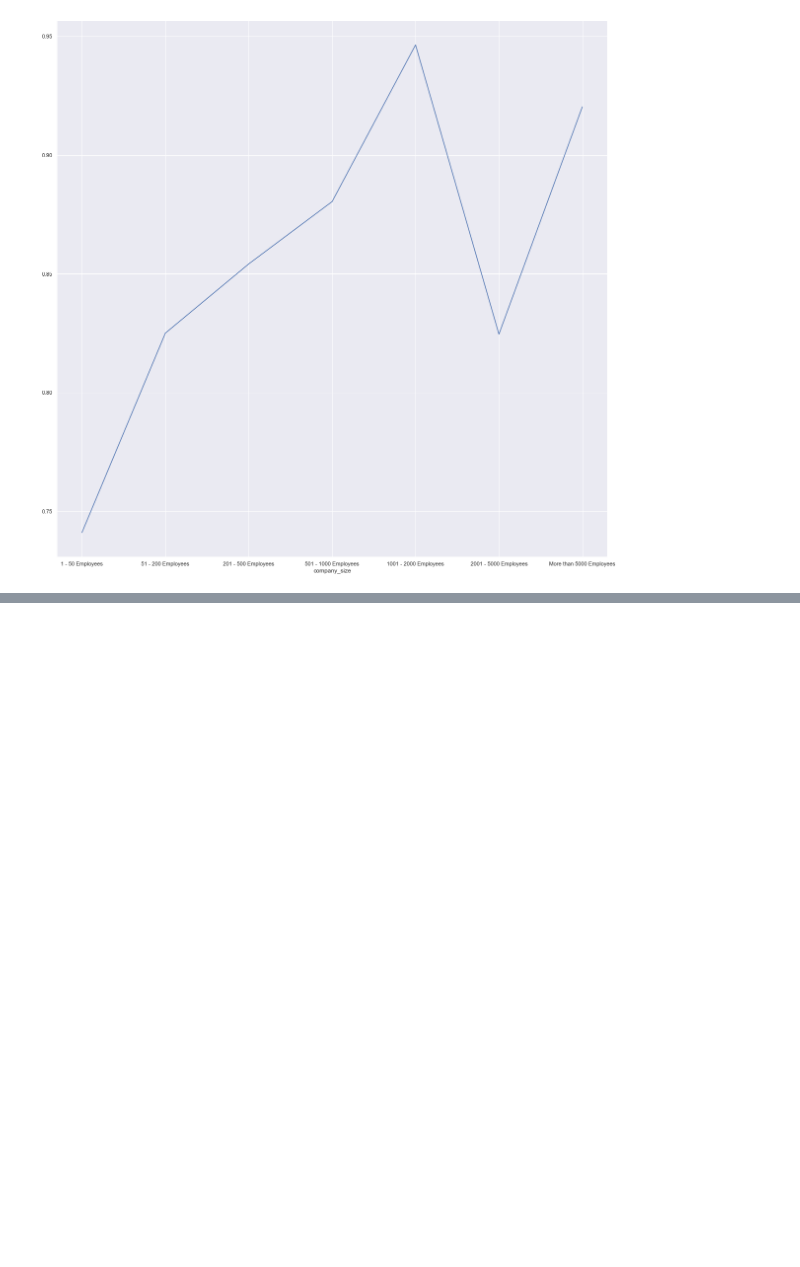
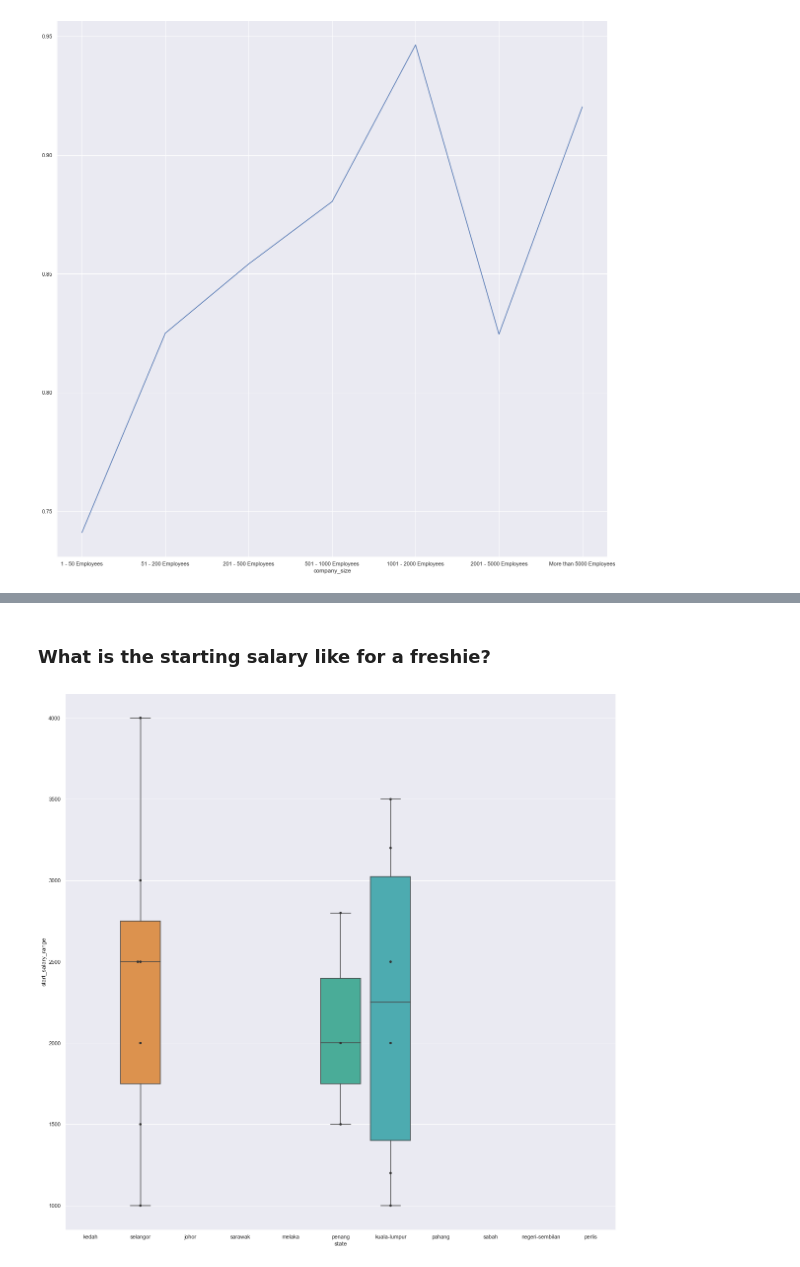
Before and after one commit to roosern-dev/Malaysia_data_jobs_analysis, a Jupyter notebook: data/cleaning.ipynb, the cells around one changed output, grey strips where cells are left out. Drawn from its saved outputs; the diff is of its cells as text; code cells hidden in the pictures; blank space fills up the shorter version.

```diff
--- a/data/cleaning.ipynb
+++ b/data/cleaning.ipynb
@@ -591,0 +622,7 @@ df_entry_jobs = df_data_jobs[df_data_jobs['']]
+# %% [markdown]
+### What is the starting salary like for a freshie?
+# %%
+freshie_states = sns.boxplot(data=df_freshies, x='state', y='start_salary_range')
+freshie_states = sns.swarmplot(data=df_freshies, x='state', y='start_salary_range', color='.2')
+# %% [output]
+[figure, added]
```
Also changed, not shown: parts of 24 cells of this notebook.
